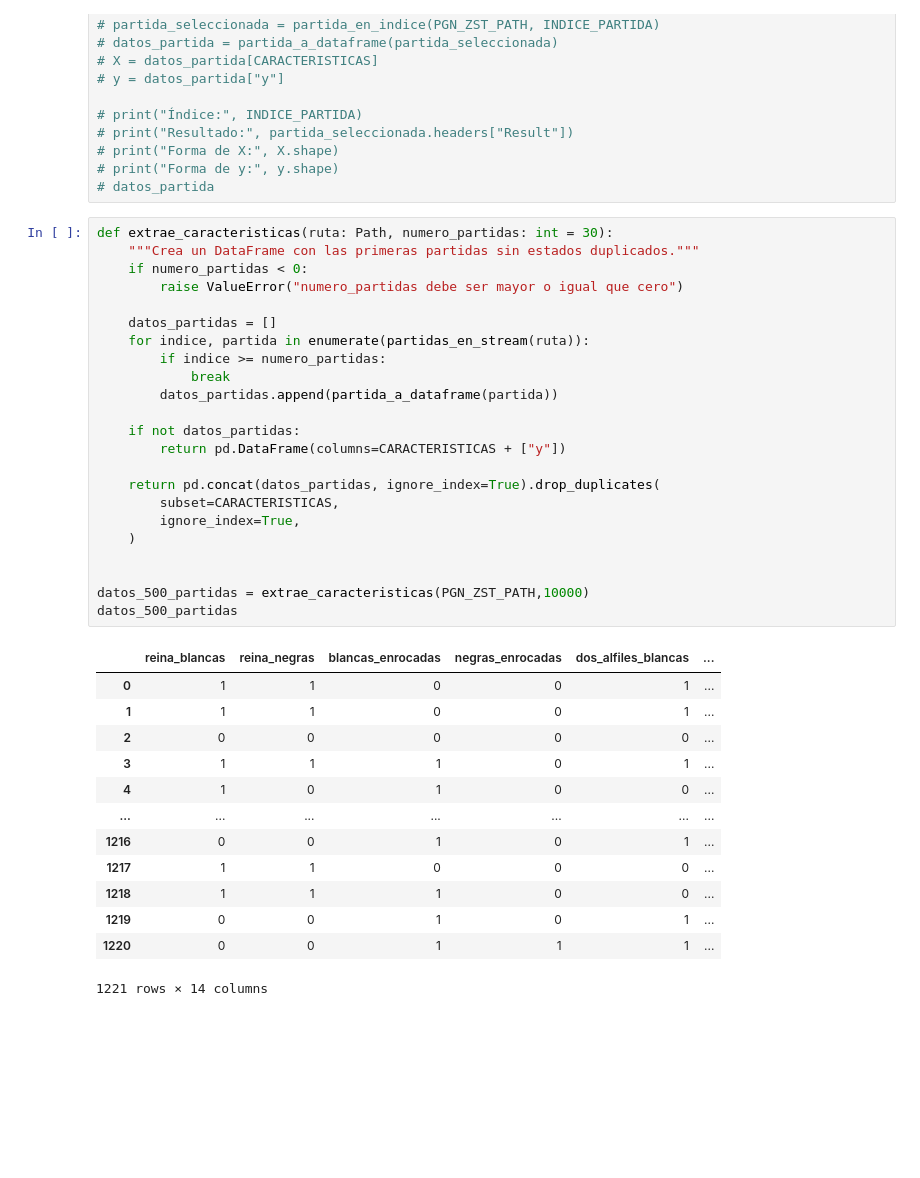
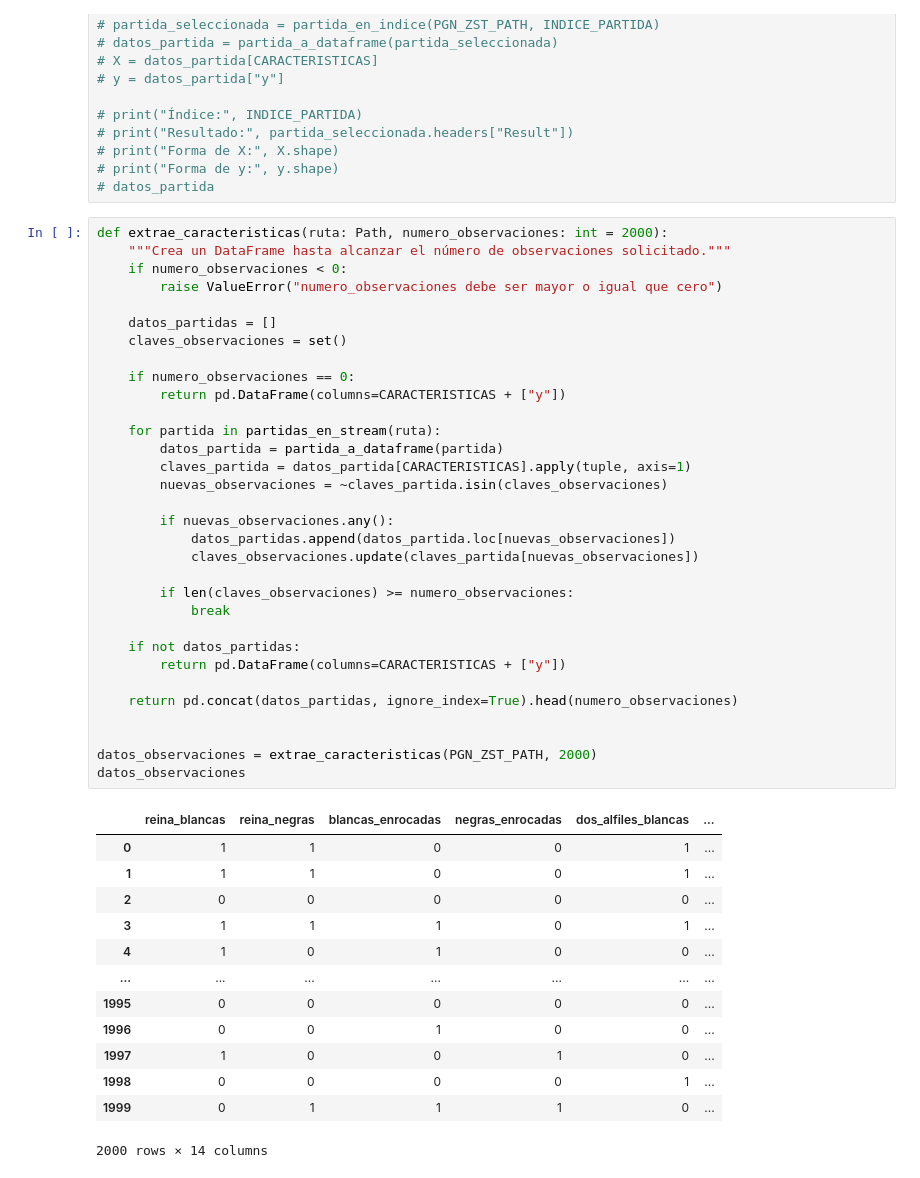
Before and after one commit to hbuelta/Decision-Trees-chess-, a Jupyter notebook: decision_tree_chess.ipynb, the cells around one changed output. Cells and saved outputs as stored; diff of their text form; blank space fills up the shorter version.

```diff
--- a/decision_tree_chess.ipynb
+++ b/decision_tree_chess.ipynb
@@ -220,42 +220,51 @@ def partida_a_dataframe(partida: chess.pgn.Game, movimientos_desde_final: int =
 # print("Forma de y:", y.shape)
 # datos_partida
 # %%
-def extrae_caracteristicas(ruta: Path, numero_partidas: int = 30):
-    """Crea un DataFrame con las primeras partidas sin estados duplicados."""
-    if numero_partidas < 0:
-        raise ValueError("numero_partidas debe ser mayor o igual que cero")
+def extrae_caracteristicas(ruta: Path, numero_observaciones: int = 2000):
+    """Crea un DataFrame hasta alcanzar el número de observaciones solicitado."""
+    if numero_observaciones < 0:
+        raise ValueError("numero_observaciones debe ser mayor o igual que cero")
 
     datos_partidas = []
-    for indice, partida in enumerate(partidas_en_stream(ruta)):
-        if indice >= numero_partidas:
+    claves_observaciones = set()
+
+    if numero_observaciones == 0:
+        return pd.DataFrame(columns=CARACTERISTICAS + ["y"])
+
+    for partida in partidas_en_stream(ruta):
+        datos_partida = partida_a_dataframe(partida)
+        claves_partida = datos_partida[CARACTERISTICAS].apply(tuple, axis=1)
+        nuevas_observaciones = ~claves_partida.isin(claves_observaciones)
+
+        if nuevas_observaciones.any():
+            datos_partidas.append(datos_partida.loc[nuevas_observaciones])
+            claves_observaciones.update(claves_partida[nuevas_observaciones])
+
+        if len(claves_observaciones) >= numero_observaciones:
             break
-        datos_partidas.append(partida_a_dataframe(partida))
 
     if not datos_partidas:
         return pd.DataFrame(columns=CARACTERISTICAS + ["y"])
 
-    return pd.concat(datos_partidas, ignore_index=True).drop_duplicates(
-        subset=CARACTERISTICAS,
-        ignore_index=True,
-    )
+    return pd.concat(datos_partidas, ignore_index=True).head(numero_observaciones)
 
 
-datos_500_partidas = extrae_caracteristicas(PGN_ZST_PATH,10000)
-datos_500_partidas
+datos_observaciones = extrae_caracteristicas(PGN_ZST_PATH, 2000)
+datos_observaciones
 # %% [output]
 |  | reina_blancas | reina_negras | blancas_enrocadas | negras_enrocadas | dos_alfiles_blancas | ... |
 | 0 | 1 | 1 | 0 | 0 | 1 | ... |
 | 1 | 1 | 1 | 0 | 0 | 1 | ... |
 | 2 | 0 | 0 | 0 | 0 | 0 | ... |
 | 3 | 1 | 1 | 1 | 0 | 1 | ... |
 | 4 | 1 | 0 | 1 | 0 | 0 | ... |
 | ... | ... | ... | ... | ... | ... | ... |
-| 1216 | 0 | 0 | 1 | 0 | 1 | ... |
-| 1217 | 1 | 1 | 0 | 0 | 0 | ... |
-| 1218 | 1 | 1 | 1 | 0 | 0 | ... |
-| 1219 | 0 | 0 | 1 | 0 | 1 | ... |
-| 1220 | 0 | 0 | 1 | 1 | 1 | ... |
+| 1995 | 0 | 0 | 0 | 0 | 0 | ... |
+| 1996 | 0 | 0 | 1 | 0 | 0 | ... |
+| 1997 | 1 | 0 | 0 | 1 | 0 | ... |
+| 1998 | 0 | 0 | 0 | 0 | 1 | ... |
+| 1999 | 0 | 1 | 1 | 1 | 0 | ... |
-1221 rows × 14 columns
+2000 rows × 14 columns
 # %%
 from sklearn.model_selection import train_test_split
 from sklearn.metrics import accuracy_score
```
Also changed, not shown: parts of 3 cells of this notebook.
